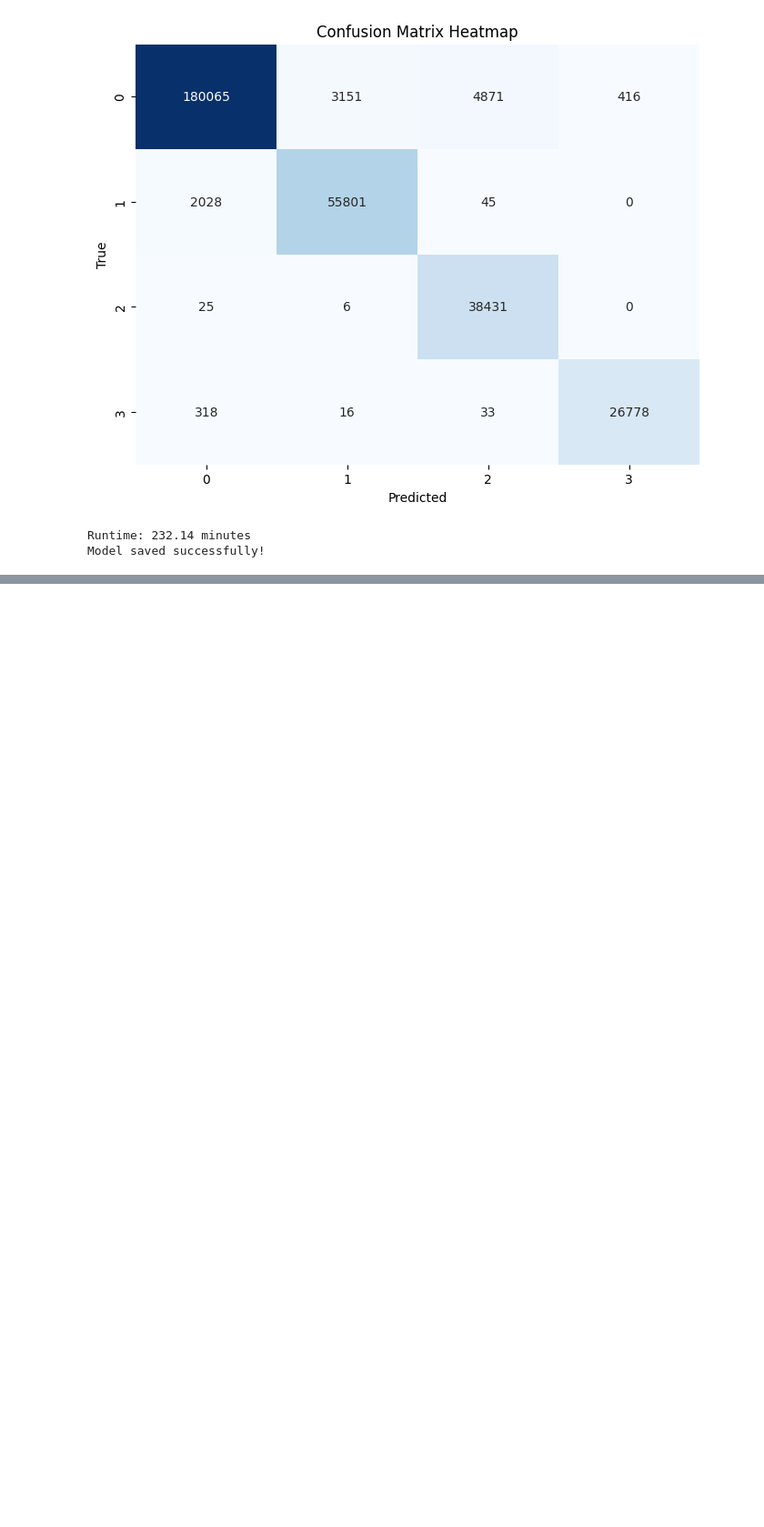
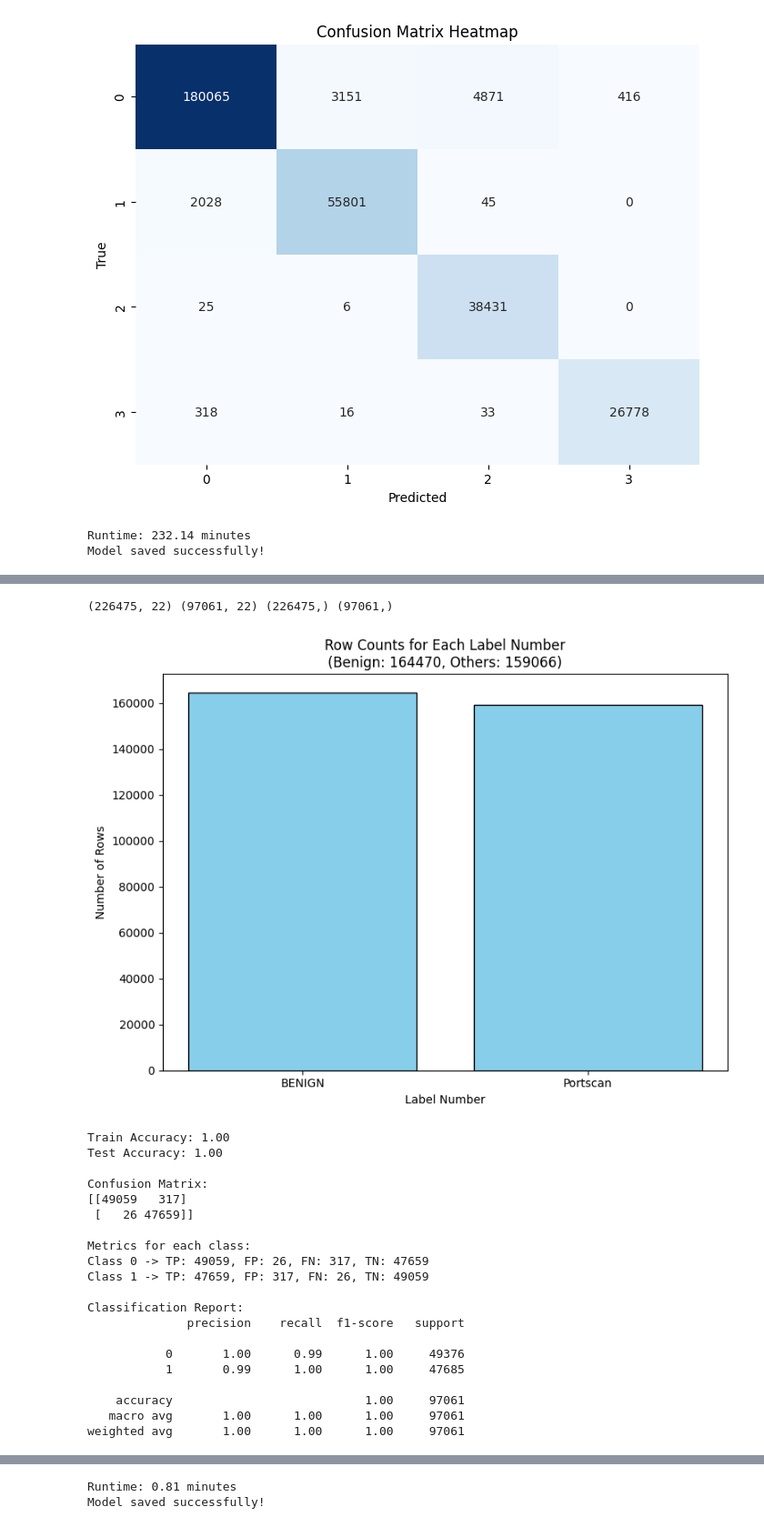
Before and after one commit to Shayhha/NetSpect, a Jupyter notebook: src/models/DoS and DDoS and PortScan.ipynb, the cells around one changed output, grey strips where cells are left out. Shown at 91% size. Cells and saved outputs as stored; diff of their text form; code cells hidden in the pictures; blank space fills up the shorter version.

Commit message:
creating a new port scan model based on an updated dataset, also adding a new logic for calculating subflows

```diff
--- a/src/models/DoS and DDoS and PortScan.ipynb
+++ b/src/models/DoS and DDoS and PortScan.ipynb
@@ -895,0 +956,18 @@ Model saved successfully!
+# %%
+portDataframe = pd.read_csv('CICIDS_Port_2.csv')
+portDataframe.columns = portDataframe.columns.str.strip()
+portDataframe = filterBenignValues(portDataframe, 0.57)
+
+# check for duplicates in the subset of selected features
+duplicates_mask = portDataframe.duplicated(keep='first')
+num_duplicates = duplicates_mask.sum()
+print(f"Number of duplicate rows based on selected features: {num_duplicates}")
+
+# remove duplicates directly
+portDataframe = portDataframe.drop_duplicates(keep='first')
+print(f"Shape of dataset after removing duplicates: {portDataframe.shape}")
+
+# select relevant columns
+portDataframe = portDataframe[selectedColumns]
+portDataframe = portDataframe[(portDataframe['Label'] == 'BENIGN') | (portDataframe['Label'] == 'Portscan')]
+portDataframe.head(-5)
@@ -895,0 +990,52 @@ Model saved successfully!
+# %%
+# train-test split
+X = portDataframe.drop(columns=['Label'])
+y = portDataframe['Label']
+
+mappingLabels = {
+    'BENIGN': 0,
+    'Portscan': 1
+}
+y = y.map(mappingLabels)
+
+# train and test split
+X_train, X_test, y_train, y_test = train_test_split(X, y, test_size=0.3, random_state=42)
+print(X_train.shape, X_test.shape, y_train.shape, y_test.shape)
+count_and_plot(y, ['BENIGN', 'Portscan'])
+
+# remove null and scale
+remove_null_and_infi(X_train, X_test)
+columnsToScale = [column for column in X_train.columns if column != 'Label']
+X_train_scaled, X_test_scaled = scaleData(scaler, X_train, X_test, columnsToScale)
+
+# train the model and save the output
+start_time = time.time()
+model = train_and_evaluate_svm(X_train_scaled, X_test_scaled, y_train, y_test)
+runtime = (time.time() - start_time)/60
+print(f"Runtime: {runtime:.2f} minutes")
+
+joblib.dump(model, 'port_svm_model_2.pkl')
+print("Model saved successfully!")
+# %% [output]
+(226475, 22) (97061, 22) (226475,) (97061,)
+[figure, added]
+Train Accuracy: 1.00
+Test Accuracy: 1.00
+
+Confusion Matrix:
+[[49059   317]
+ [   26 47659]]
+
+Metrics for each class:
+Class 0 -> TP: 49059, FP: 26, FN: 317, TN: 47659
+Class 1 -> TP: 47659, FP: 317, FN: 26, TN: 49059
+
+Classification Report:
+              precision    recall  f1-score   support
+
+           0       1.00      0.99      1.00     49376
+           1       0.99      1.00      1.00     47685
+
+    accuracy                           1.00     97061
+   macro avg       1.00      1.00      1.00     97061
+weighted avg       1.00      1.00      1.00     97061
@@ -895,0 +1043,2 @@ Model saved successfully!
+Runtime: 0.81 minutes
+Model saved successfully!
```
Also changed, not shown: parts of 7 cells of this notebook, 3 other files.
